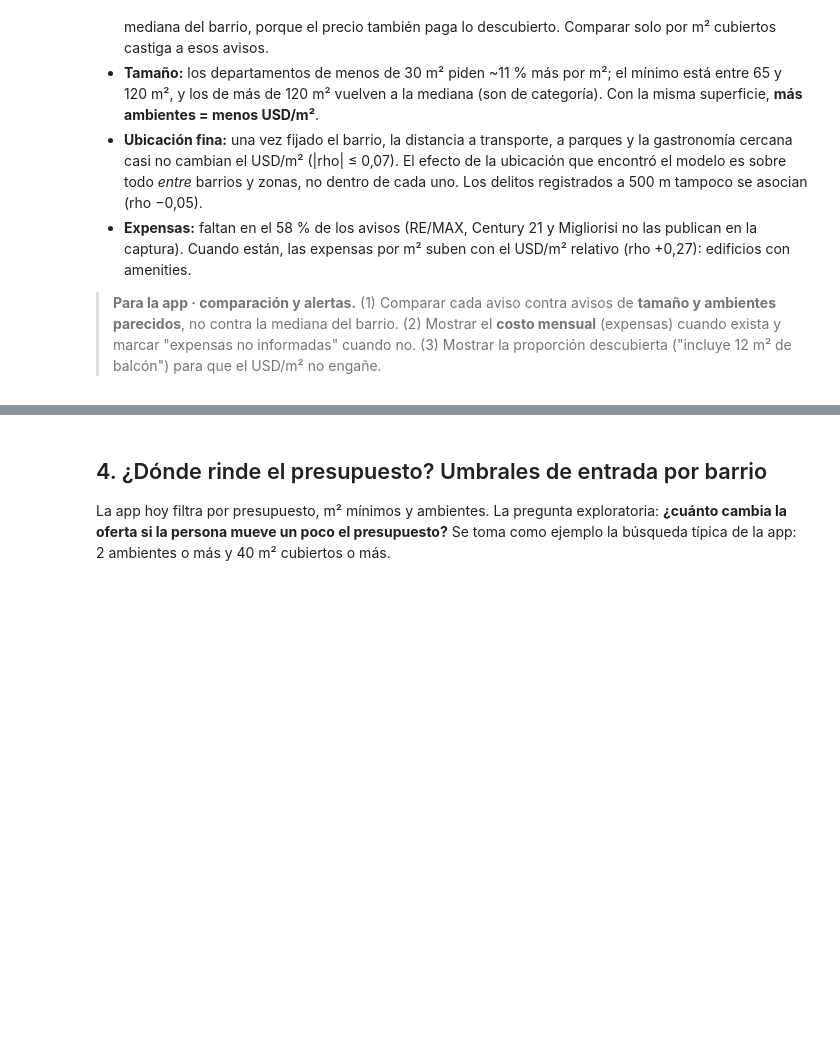
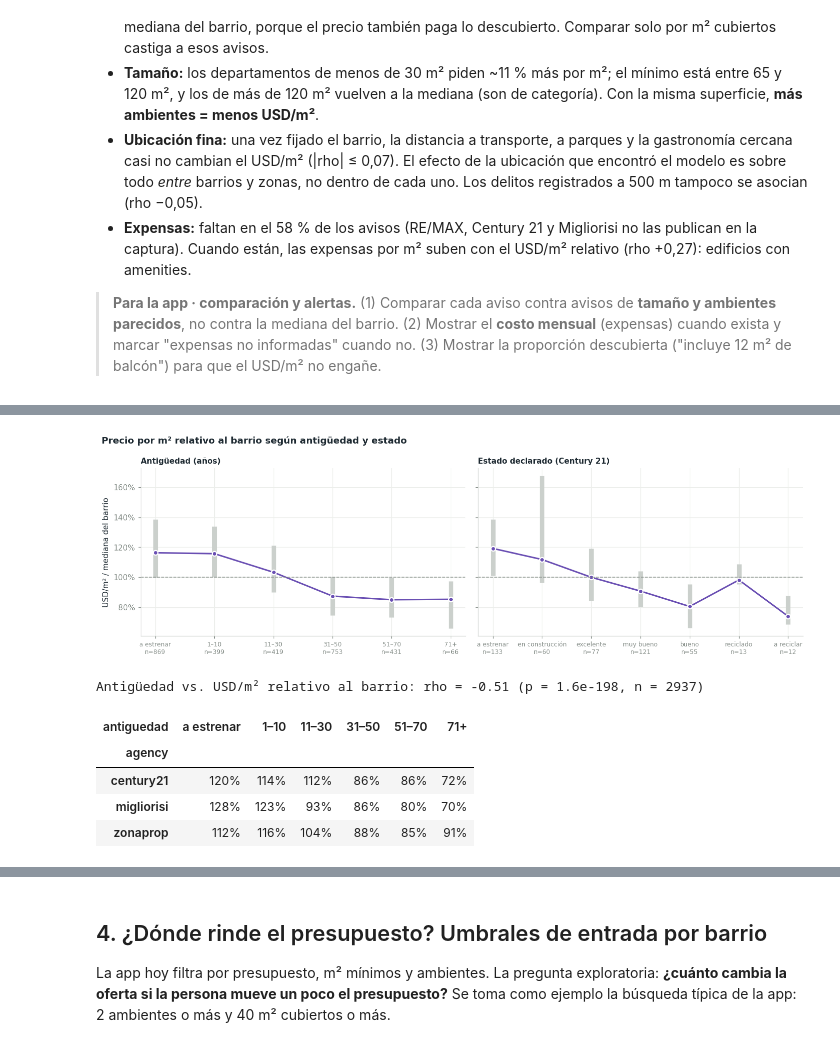
Before and after one commit to cruz-jenifer/precio-entorno-caba, a Jupyter notebook: notebooks/eda_oportunidades.ipynb, the cells around one changed output, grey strips where cells are left out. Drawn from its saved outputs; the diff is of its cells as text; code cells hidden in the pictures; blank space fills up the shorter version.

```diff
--- a/notebooks/eda_oportunidades.ipynb
+++ b/notebooks/eda_oportunidades.ipynb
@@ -359,0 +392,37 @@ Correlación expensas/m² con USD/m² relativo al barrio: rho = +0.27
+# %%
+if TIENE_EDIFICIO:
+    ORDEN_ESTADO = ['a estrenar', 'en construcción', 'excelente', 'muy bueno', 'bueno', 'regular', 'reciclado', 'a reciclar']
+    venta['antiguedad'] = pd.cut(venta['age_years'], [-1, 0, 10, 30, 50, 70, 300],
+                                 labels=['a estrenar', '1–10', '11–30', '31–50', '51–70', '71+'])
+    con_edad = venta.dropna(subset=['age_years'])
+    t_edad = con_edad.groupby('antiguedad', observed=True)['rel_barrio'].agg(
+        mediana='median', p25=lambda s: s.quantile(.25), p75=lambda s: s.quantile(.75), n='size')
+    con_estado = venta.dropna(subset=['condition'])
+    t_estado = con_estado.groupby('condition')['rel_barrio'].agg(
+        mediana='median', p25=lambda s: s.quantile(.25), p75=lambda s: s.quantile(.75), n='size')
+    t_estado = t_estado.reindex([e for e in ORDEN_ESTADO if e in t_estado.index])
+
+    fig, axes = plt.subplots(1, 2, figsize=(13, 4.2), sharey=True)
+    for ax, (titulo, t) in zip(axes, [('Antigüedad (años)', t_edad), ('Estado declarado (Century 21)', t_estado)]):
+        x = np.arange(len(t))
+        ax.vlines(x, t['p25'], t['p75'], color=CORDON, lw=6)
+        ax.plot(x, t['mediana'], color=JACARANDA, lw=2, marker='o', ms=6, mec='white', mew=1.5)
+        ax.axhline(1, color=GRIS, lw=1, ls='--')
+        ax.set_xticks(x, [f'{i}\nn={n}' for i, n in zip(t.index.astype(str), t['n'])], fontsize=8)
+        ax.set_title(titulo, fontsize=10)
+    axes[0].set_ylabel('USD/m² / mediana del barrio'); axes[0].yaxis.set_major_formatter(pct)
+    fig.suptitle('Precio por m² relativo al barrio según antigüedad y estado', x=.01, ha='left', fontweight='semibold')
+    plt.tight_layout(); plt.show()
+
+    rho, p = spearmanr(con_edad['age_years'], con_edad['rel_barrio'])
+    print(f'Antigüedad vs. USD/m² relativo al barrio: rho = {rho:+.2f} (p = {p:.1e}, n = {len(con_edad)})')
+    # ¿Cambia con la fuente? Cada fuente por separado.
+    display(con_edad.groupby(['agency', 'antiguedad'], observed=True)['rel_barrio'].median().unstack().style.format('{:.0%}'))
+# %% [output]
+[figure, added]
+Antigüedad vs. USD/m² relativo al barrio: rho = -0.51 (p = 1.6e-198, n = 2937)
+| antiguedad | a estrenar | 1–10 | 11–30 | 31–50 | 51–70 | 71+ |
+| agency |  |  |  |  |  |  |
+| century21 | 120% | 114% | 112% | 86% | 86% | 72% |
+| migliorisi | 128% | 123% | 93% | 86% | 80% | 70% |
+| zonaprop | 112% | 116% | 104% | 88% | 85% | 91% |
```
Also changed, not shown: parts of 13 cells of this notebook, 11 other files.
